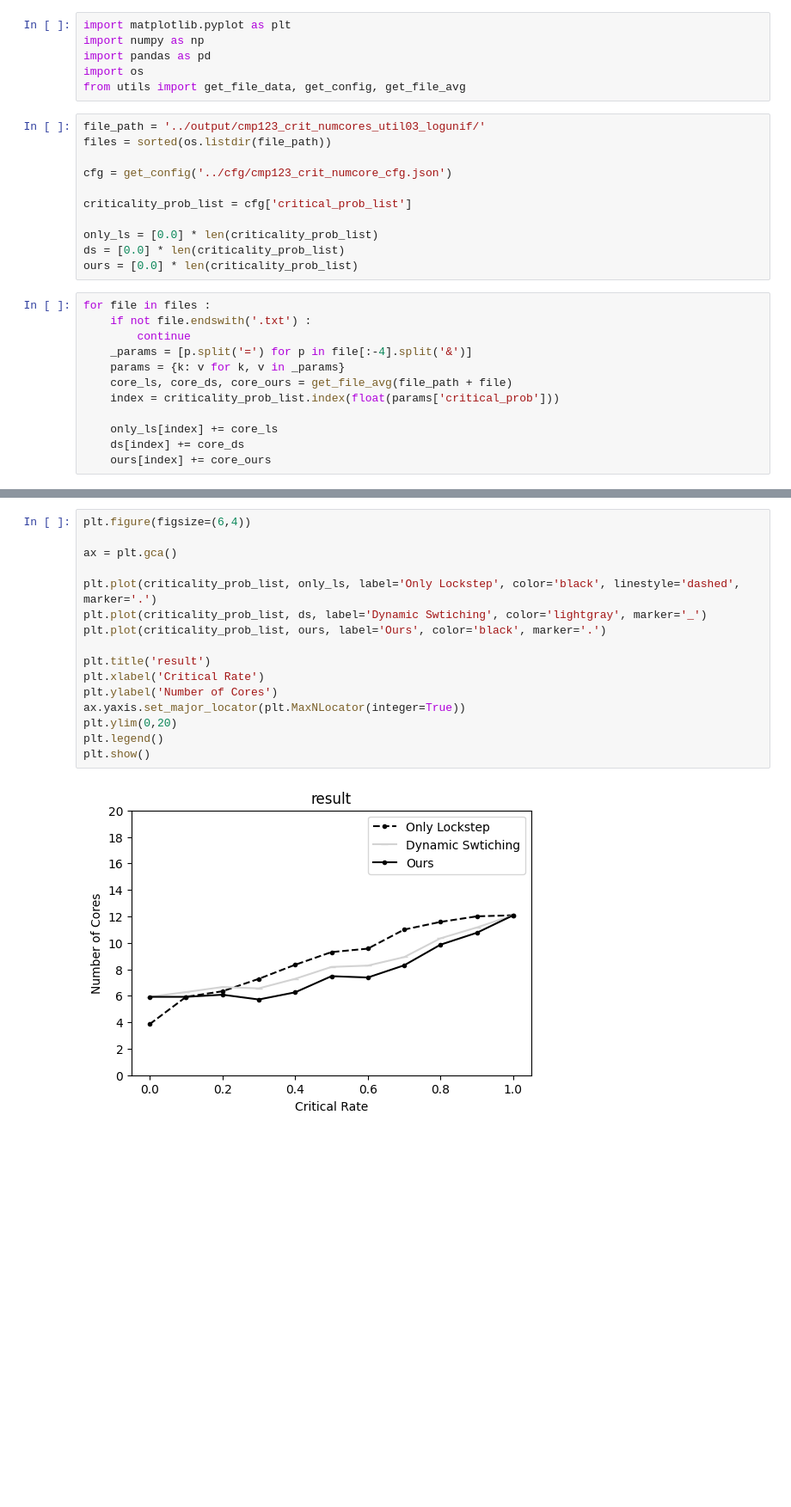
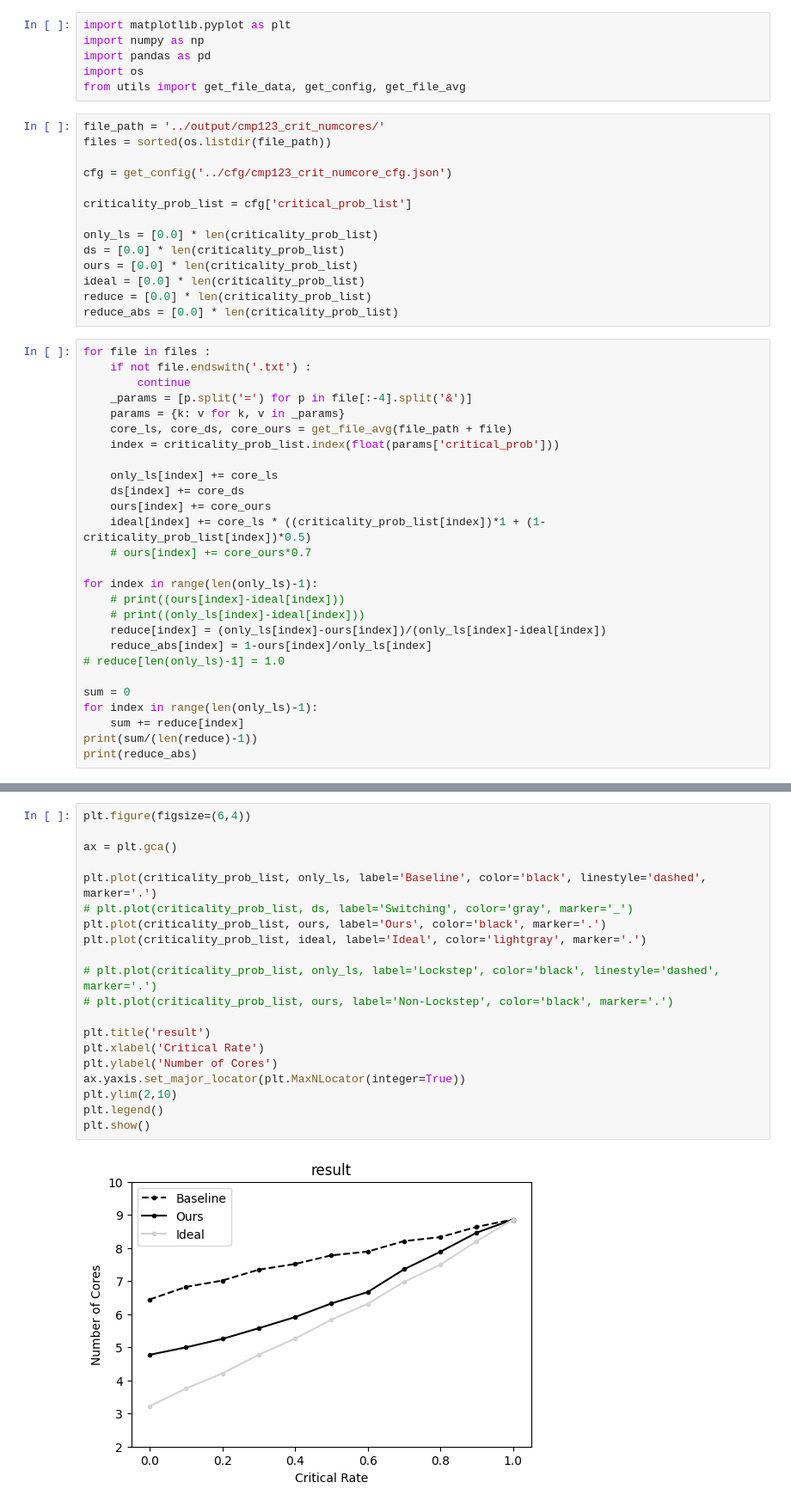
Before and after one commit to Akyeast/softerr_sim, a Jupyter notebook: vis/vis_crit_p_numcores.ipynb, the cells around one changed output, grey strips where cells are left out. Shown at 86% size. Drawn from its saved outputs; the diff is of its cells as text; blank space fills up the shorter version.

```diff
--- a/vis/vis_crit_p_numcores.ipynb
+++ b/vis/vis_crit_p_numcores.ipynb
@@ -5,7 +5,7 @@ import pandas as pd
 import os
 from utils import get_file_data, get_config, get_file_avg
 # %%
-file_path = '../output/cmp123_crit_numcores_util03_logunif/'
+file_path = '../output/cmp123_crit_numcores/'
 files = sorted(os.listdir(file_path))
 
 cfg = get_config('../cfg/cmp123_crit_numcore_cfg.json')
@@ -15,6 +15,9 @@ criticality_prob_list = cfg['critical_prob_list']
 only_ls = [0.0] * len(criticality_prob_list)
 ds = [0.0] * len(criticality_prob_list)
 ours = [0.0] * len(criticality_prob_list)
+ideal = [0.0] * len(criticality_prob_list)
+reduce = [0.0] * len(criticality_prob_list)
+reduce_abs = [0.0] * len(criticality_prob_list)
 # %%
 for file in files :
     if not file.endswith('.txt') :
@@ -27,3 +30,18 @@ for file in files :
     only_ls[index] += core_ls
     ds[index] += core_ds
     ours[index] += core_ours
+    ideal[index] += core_ls * ((criticality_prob_list[index])*1 + (1-criticality_prob_list[index])*0.5)
+    # ours[index] += core_ours*0.7
+
+for index in range(len(only_ls)-1):
+    # print((ours[index]-ideal[index]))
+    # print((only_ls[index]-ideal[index]))
+    reduce[index] = (only_ls[index]-ours[index])/(only_ls[index]-ideal[index])
+    reduce_abs[index] = 1-ours[index]/only_ls[index]
+# reduce[len(only_ls)-1] = 1.0
+
+sum = 0
+for index in range(len(only_ls)-1):
+    sum += reduce[index]
+print(sum/(len(reduce)-1))
+print(reduce_abs)
@@ -42,18 +63,22 @@ print(ours)
 # %%
 plt.figure(figsize=(6,4))
 
 ax = plt.gca()
 
-plt.plot(criticality_prob_list, only_ls, label='Only Lockstep', color='black', linestyle='dashed', marker='.')
-plt.plot(criticality_prob_list, ds, label='Dynamic Swtiching', color='lightgray', marker='_')
+plt.plot(criticality_prob_list, only_ls, label='Baseline', color='black', linestyle='dashed', marker='.')
+# plt.plot(criticality_prob_list, ds, label='Switching', color='gray', marker='_')
 plt.plot(criticality_prob_list, ours, label='Ours', color='black', marker='.')
+plt.plot(criticality_prob_list, ideal, label='Ideal', color='lightgray', marker='.')
+
+# plt.plot(criticality_prob_list, only_ls, label='Lockstep', color='black', linestyle='dashed', marker='.')
+# plt.plot(criticality_prob_list, ours, label='Non-Lockstep', color='black', marker='.')
 
 plt.title('result')
 plt.xlabel('Critical Rate')
 plt.ylabel('Number of Cores')
 ax.yaxis.set_major_locator(plt.MaxNLocator(integer=True))
-plt.ylim(0,20)
+plt.ylim(2,10)
 plt.legend()
 plt.show()
 # %% [output]
-[figure, old version]
+[figure, new version]
```
Also changed, not shown: parts of 3 cells of this notebook, 27 other files.
